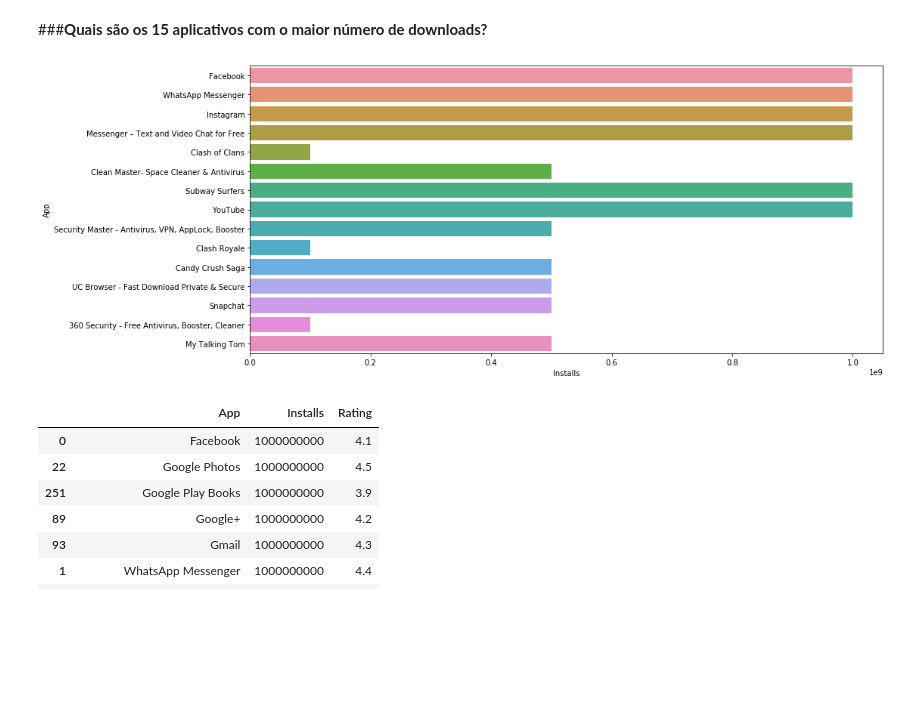
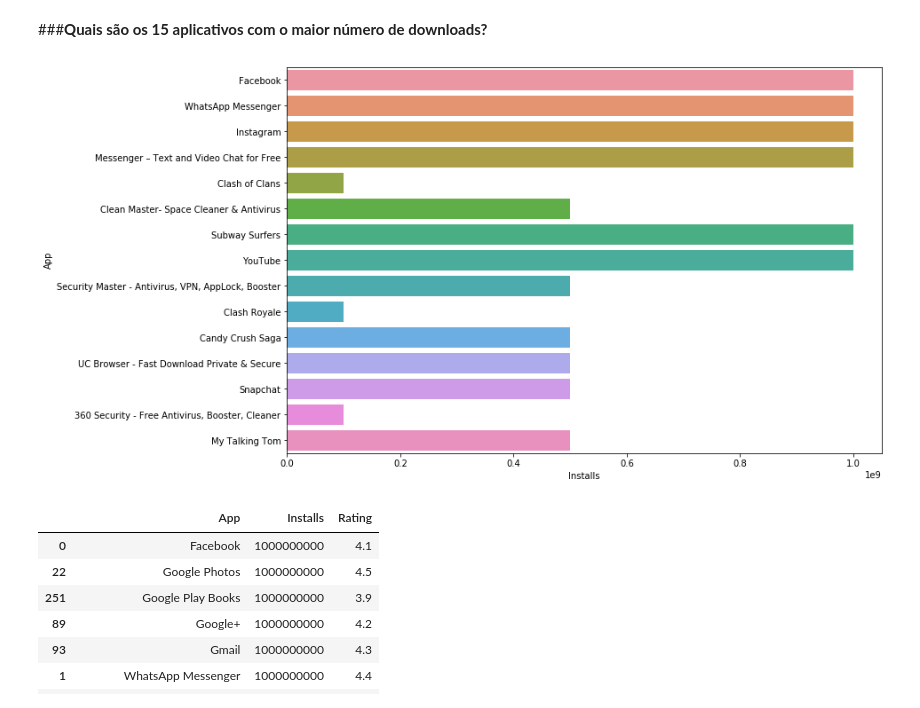
Before and after one commit to karinnecristina/Data_Science, a Jupyter notebook: Google_Play.ipynb, the cells around one changed output. Drawn from its saved outputs; the diff is of its cells as text; code cells hidden in the pictures; blank space fills up the shorter version.

```diff
--- a/Google_Play.ipynb
+++ b/Google_Play.ipynb
@@ -542,11 +542,11 @@ Muitos aplicativos tiveram cerca de 1 milhão de downloads.
 # %% [markdown]
 ###**Quais são os 15 aplicativos com o maior número de downloads?**
 # %%
-plt.figure(figsize=(15,7))
+plt.figure(figsize=(12,8))
 ax=sns.barplot(y='App',x='Installs',data=df_app.head(15))
 plt.show()
 # %% [output]
-[figure, old version]
+[figure, new version]
 # %%
 # Os 15 aplicativos com mais downloads:
 df_app.sort_values(by="Installs", ascending=False)[["App", "Installs", "Rating"]].head(15)
```
Also changed, not shown: parts of 2 cells of this notebook.
